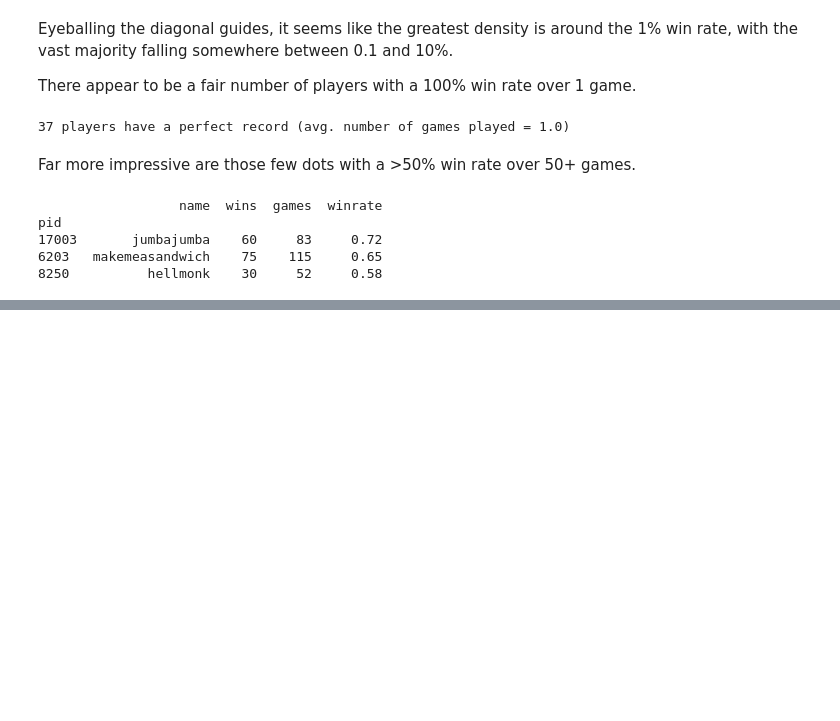
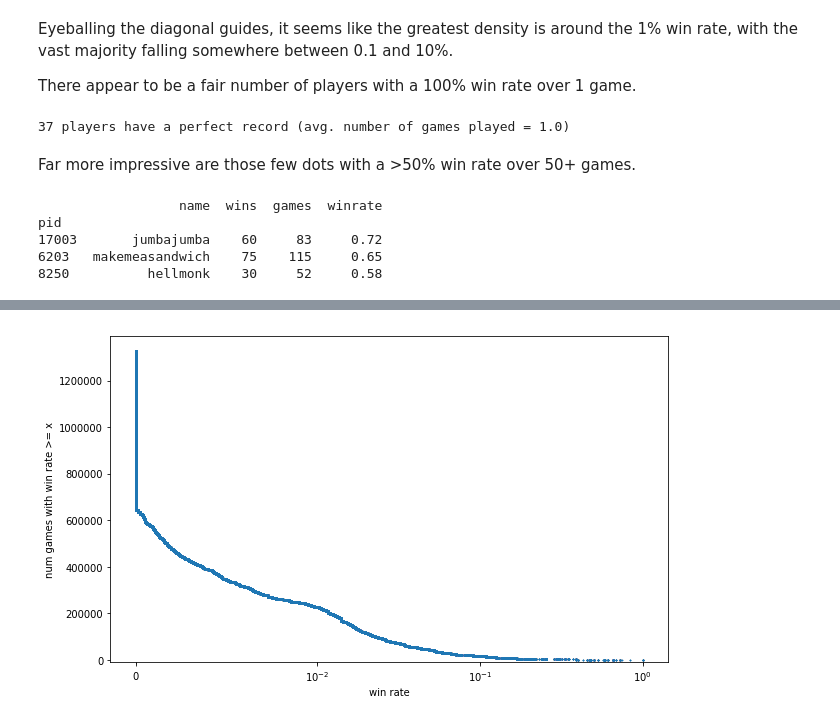
Before and after one commit to colinmorris/crawl-coroner, a Jupyter notebook: players_bp.ipynb, the cells around one changed output, grey strips where cells are left out. Drawn from its saved outputs; the diff is of its cells as text; code cells hidden in the pictures; blank space fills up the shorter version.

```diff
--- a/players_bp.ipynb
+++ b/players_bp.ipynb
@@ -541,0 +236,17 @@ As for underestimating high win rates, I'm not too worried. It could be a real p
+# %%
+fig, ax = plt.subplots(figsize=FS)
+order = -1
+#ax.step(np.sort(g['wr'])[::order], np.arange(len(g))+1, label='smoothed', alpha=.7);
+#ax.step(np.sort(g['raw winrate'])[::order], np.arange(len(g))+1, label='raw', alpha=.7);
+ax.plot(np.sort(g['raw winrate'])[::order], np.arange(len(g))+1, label='raw', alpha=.7,
+        lw=0, marker='.', ms=1,
+       );
+xlin = rwrpp[rwrpp > 0].min()
+xlin = 10**-2
+ax.set_xscale('symlog', linthreshx=xlin)
+ax.set_xlabel('win rate')
+ax.set_ylabel('num games with win rate >= x')
+#ax.legend()
+ax.set_ylim(bottom=-10000);
+# %% [output]
+[figure, added]
```
Also changed, not shown: parts of 29 cells of this notebook, 3 other files.
